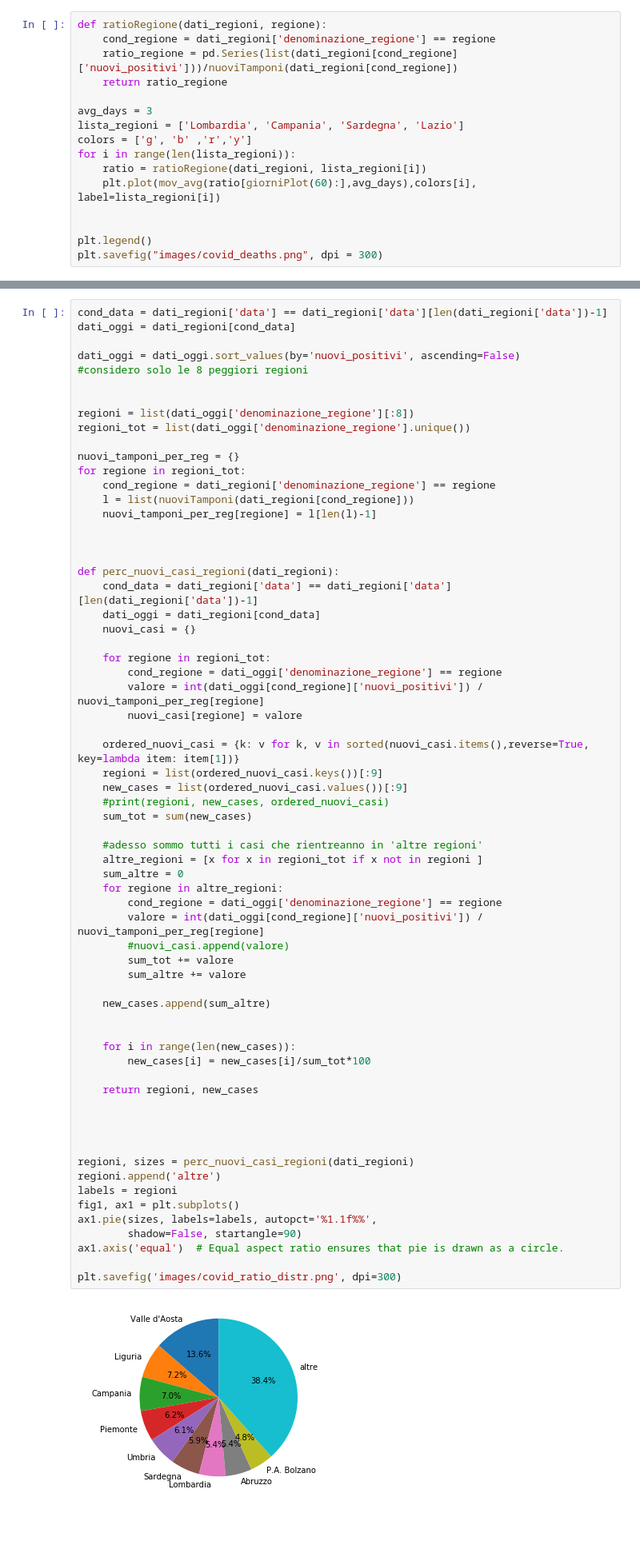
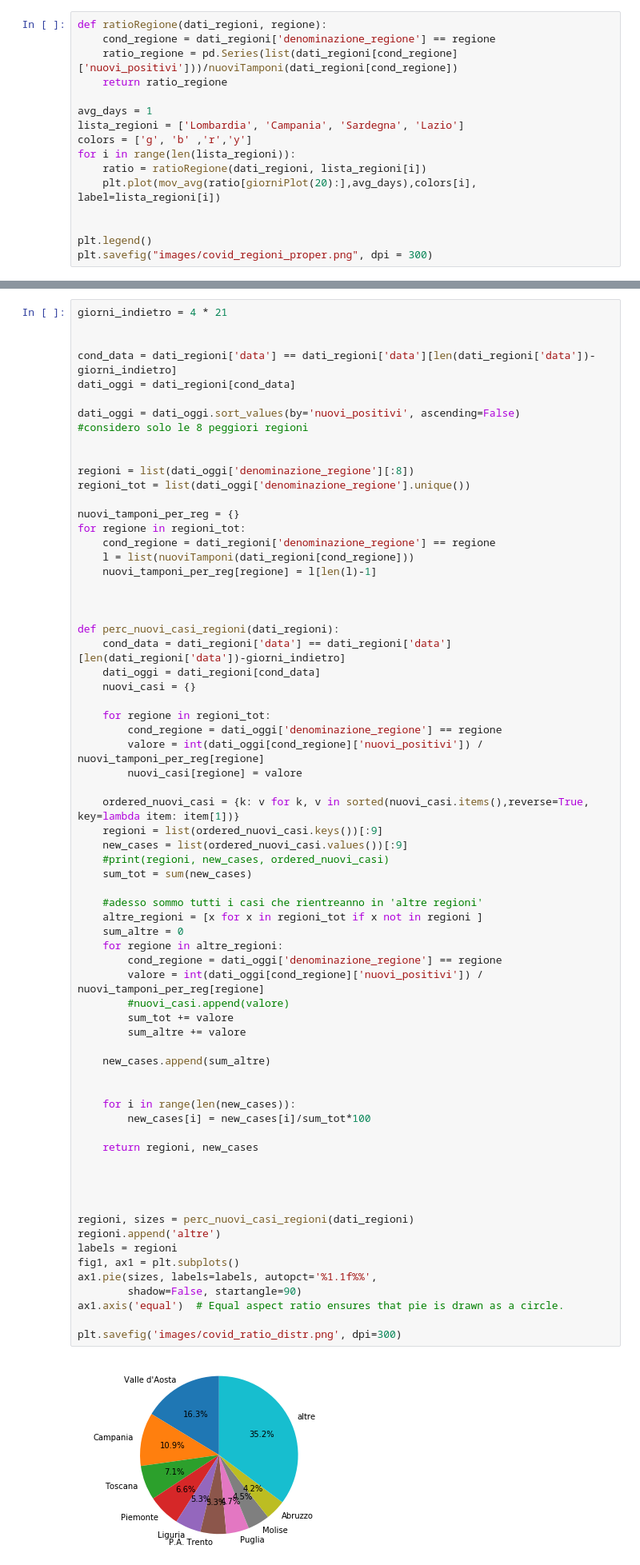
Before and after one commit to giorgiopizz/covid_dumb_analysis, a Jupyter notebook: covid_analysis.ipynb, the cells around one changed output, grey strips where cells are left out. Shown at 80% size. Drawn from its saved outputs; the diff is of its cells as text; blank space fills up the shorter version.

```diff
--- a/covid_analysis.ipynb
+++ b/covid_analysis.ipynb
@@ -209,14 +198,14 @@ def ratioRegione(dati_regioni, regione):
     ratio_regione = pd.Series(list(dati_regioni[cond_regione]['nuovi_positivi']))/nuoviTamponi(dati_regioni[cond_regione])
     return ratio_regione
 
-avg_days = 3
+avg_days = 1
 lista_regioni = ['Lombardia', 'Campania', 'Sardegna', 'Lazio']
 colors = ['g', 'b' ,'r','y']
 for i in range(len(lista_regioni)):
     ratio = ratioRegione(dati_regioni, lista_regioni[i])
-    plt.plot(mov_avg(ratio[giorniPlot(60):],avg_days),colors[i], label=lista_regioni[i])
+    plt.plot(mov_avg(ratio[giorniPlot(20):],avg_days),colors[i], label=lista_regioni[i])
 
 
 plt.legend()
-plt.savefig("images/covid_deaths.png", dpi = 300)
+plt.savefig("images/covid_regioni_proper.png", dpi = 300)
 # %% [output]
@@ -288,5 +268,8 @@ plt.savefig('images/covid_distr.png', dpi=300)
 # %%
-cond_data = dati_regioni['data'] == dati_regioni['data'][len(dati_regioni['data'])-1]
+giorni_indietro = 4 * 21
+
+
+cond_data = dati_regioni['data'] == dati_regioni['data'][len(dati_regioni['data'])-giorni_indietro]
 dati_oggi = dati_regioni[cond_data]
 
 dati_oggi = dati_oggi.sort_values(by='nuovi_positivi', ascending=False)
@@ -305,7 +288,7 @@ for regione in regioni_tot:
 
 
 def perc_nuovi_casi_regioni(dati_regioni):
-    cond_data = dati_regioni['data'] == dati_regioni['data'][len(dati_regioni['data'])-1]
+    cond_data = dati_regioni['data'] == dati_regioni['data'][len(dati_regioni['data'])-giorni_indietro]
     dati_oggi = dati_regioni[cond_data]
     nuovi_casi = {}
 
@@ -324,31 +307,31 @@ def perc_nuovi_casi_regioni(dati_regioni):
     altre_regioni = [x for x in regioni_tot if x not in regioni ]
     sum_altre = 0
     for regione in altre_regioni:
         cond_regione = dati_oggi['denominazione_regione'] == regione
         valore = int(dati_oggi[cond_regione]['nuovi_positivi']) / nuovi_tamponi_per_reg[regione]
         #nuovi_casi.append(valore)
         sum_tot += valore
         sum_altre += valore
 
     new_cases.append(sum_altre)
 
 
     for i in range(len(new_cases)):
         new_cases[i] = new_cases[i]/sum_tot*100
 
     return regioni, new_cases
 
 
 
 
 regioni, sizes = perc_nuovi_casi_regioni(dati_regioni)
 regioni.append('altre')
 labels = regioni
 fig1, ax1 = plt.subplots()
 ax1.pie(sizes, labels=labels, autopct='%1.1f%%',
         shadow=False, startangle=90)
 ax1.axis('equal')  # Equal aspect ratio ensures that pie is drawn as a circle.
 
 plt.savefig('images/covid_ratio_distr.png', dpi=300)
 # %% [output]
-[figure, old version]
+[figure, new version]
```
Also changed, not shown: parts of 13 cells of this notebook, 6 other files.
